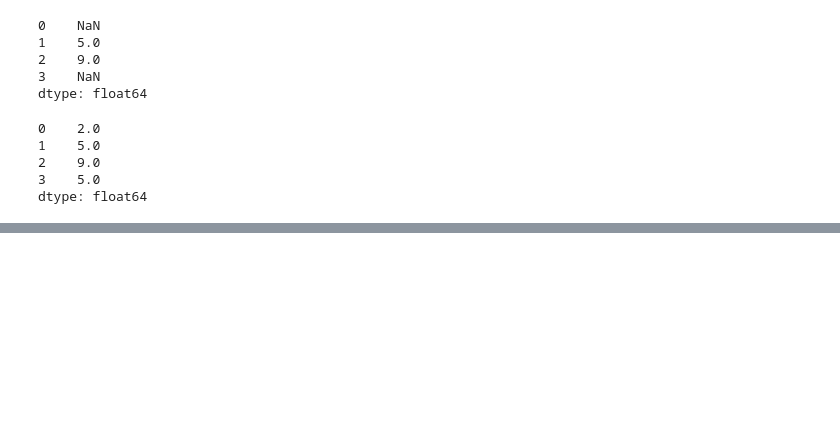
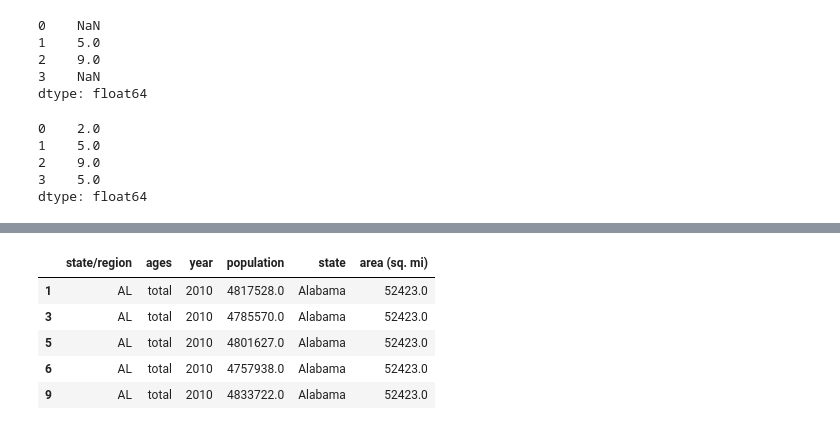
Before and after one commit to numanyilmaz/PythonDataScienceHandbookNotes, a Jupyter notebook: Chapter3.ipynb, the cells around one changed output, grey strips where cells are left out. Saved outputs shown, nothing was run; the diff lists cells and outputs as text; code cells hidden in the pictures; blank space fills up the shorter version.

```diff
--- a/Chapter3.ipynb
+++ b/Chapter3.ipynb
@@ -616,0 +835,10 @@ A.add(B, fill_value=fill)
+# %%
+data2010 = final.query("year==2010 & ages == 'total'" )
+data2010.head()
+# %% [output]
+|  | state/region | ages | year | population | state | area (sq. mi) |
+| 1 | AL | total | 2010 | 4817528.0 | Alabama | 52423.0 |
+| 3 | AL | total | 2010 | 4785570.0 | Alabama | 52423.0 |
+| 5 | AL | total | 2010 | 4801627.0 | Alabama | 52423.0 |
+| 6 | AL | total | 2010 | 4757938.0 | Alabama | 52423.0 |
+| 9 | AL | total | 2010 | 4833722.0 | Alabama | 52423.0 |
```
Also changed, not shown: parts of 36 cells of this notebook.
